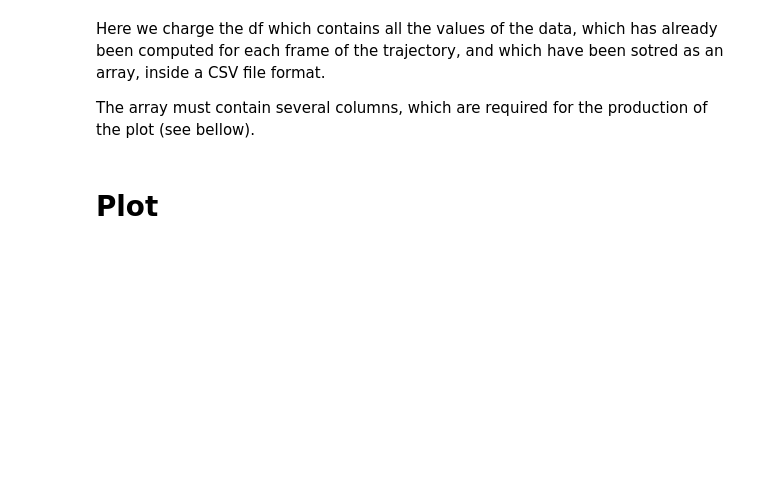
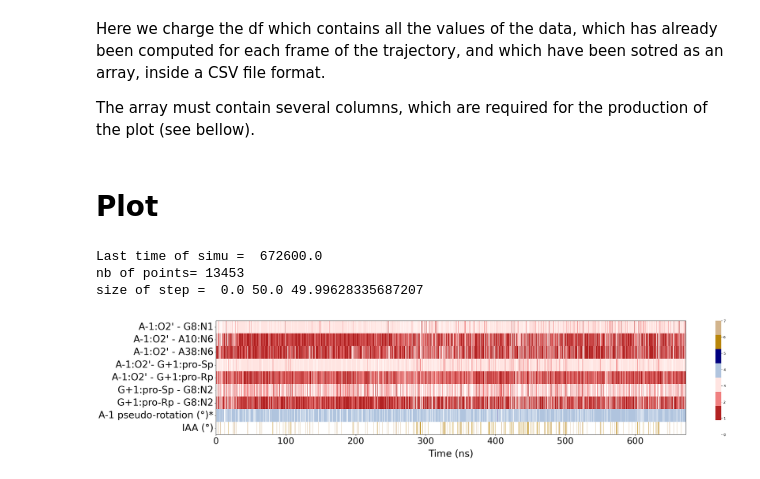
Before and after one commit to SeleneForget/RNA-analysis, a Jupyter notebook: Jupyter_Notebooks/MD-traj_local_Fingerprints.ipynb, the cells around one changed output. Saved outputs shown, nothing was run; the diff lists cells and outputs as text; code cells hidden in the pictures; blank space fills up the shorter version.

Commit message:
MD fingerprints all good on .csv

```diff
--- a/Jupyter_Notebooks/MD-traj_local_Fingerprints.ipynb
+++ b/Jupyter_Notebooks/MD-traj_local_Fingerprints.ipynb
@@ -27,8 +27,8 @@ Here we charge the df which contains all the values of the data, which has alrea
 The array must contain several columns, which are required for the production of the plot (see bellow).
 # %%
 # Load the data
-myPath = ""
-myName = ""
+myPath = "../Examples/"
+myName = "A_HairpinRibozyme_REST2_traj"
 
 df = pd.read_csv( myPath + myName + '.csv' )
 # %% [markdown]
@@ -74,7 +74,7 @@ xticks_positions = [i*1000/step for i in new_xticks]
 Emptyarray=np.zeros((len(time),len(Data_names)))
 
 for d in [0,1,2,3,4,5,6]:
-    exec('data = '+df[Data_names[d]][0])
+    data = df[Data_names[d]]
     for k in range(len(data)):
         if data[k]<=3.1 :
             Emptyarray[k,d]=1
@@ -84,7 +84,7 @@ for d in [0,1,2,3,4,5,6]:
             Emptyarray[k,d]=3
 
 d=7
-exec('pu = '+df[Data_names[d]][0])
+pu = df[Data_names[d]]
 for k in range(len(pu)):
     if 0<= pu[k] <= 36:
         Emptyarray[k,d]=4
@@ -93,7 +93,7 @@ for k in range(len(pu)):
 
 
 d=8
-exec('IAA = '+df[Data_names[d]][0])
+IAA = df[Data_names[d]]
 for k in range(len(IAA)):
     if 140 <= IAA[k] :
         #print("k=",k,"d=",d)
@@ -112,31 +112,36 @@ mask = np.triu(np.ones_like(Bool_df_tr, dtype=bool))
 cmap=sns.color_palette("cubehelix_r", as_cmap=True)
 
 # Draw the heatmap with the mask and correct aspect ratio
 sns.heatmap(Bool_df_tr, cmap=custom_cmap,vmin=0, vmax=7)
 
 # Ajouter un cadre en ajustant les limites des axes
 ax.spines['top'].set_visible(True)
 ax.spines['bottom'].set_visible(True)
 ax.spines['right'].set_visible(True)
 ax.spines['left'].set_visible(True)
 
 
 # Set the new xticks labels and their positions
 ax.set_xticks(xticks_positions)
 ax.set_xticklabels(new_xticks, fontsize=26, rotation = 0)  # You can customize the rotation
 ax.tick_params(axis='y', labelsize= 28)
 
 # Customize the x-axis label text
 x_axis_label_text = "Time (ns)"  # Replace with your desired label text
 
 # Set the x-axis label
 ax.set_xlabel(x_axis_label_text, fontsize=28)
 
 # Customize the rotation of the x-axis label if needed
 ax.xaxis.set_label_coords(0.5, -0.13)  # Adjust the coordinates for positioning
 
 # Save the figure
-plt.savefig( savePath + myName + "_reduced-fingerprints.pdf", bbox_inches='tight')
+plt.savefig( myPath + myName + "_reduced-fingerprints.pdf", bbox_inches='tight')
 
 # Show the plot
 plt.show()
+# %% [output]
+Last time of simu =  672600.0
+nb of points= 13453
+size of step =  0.0 50.0 49.99628335687207
+[figure, added]
```
Also changed, not shown: 3 other files.
